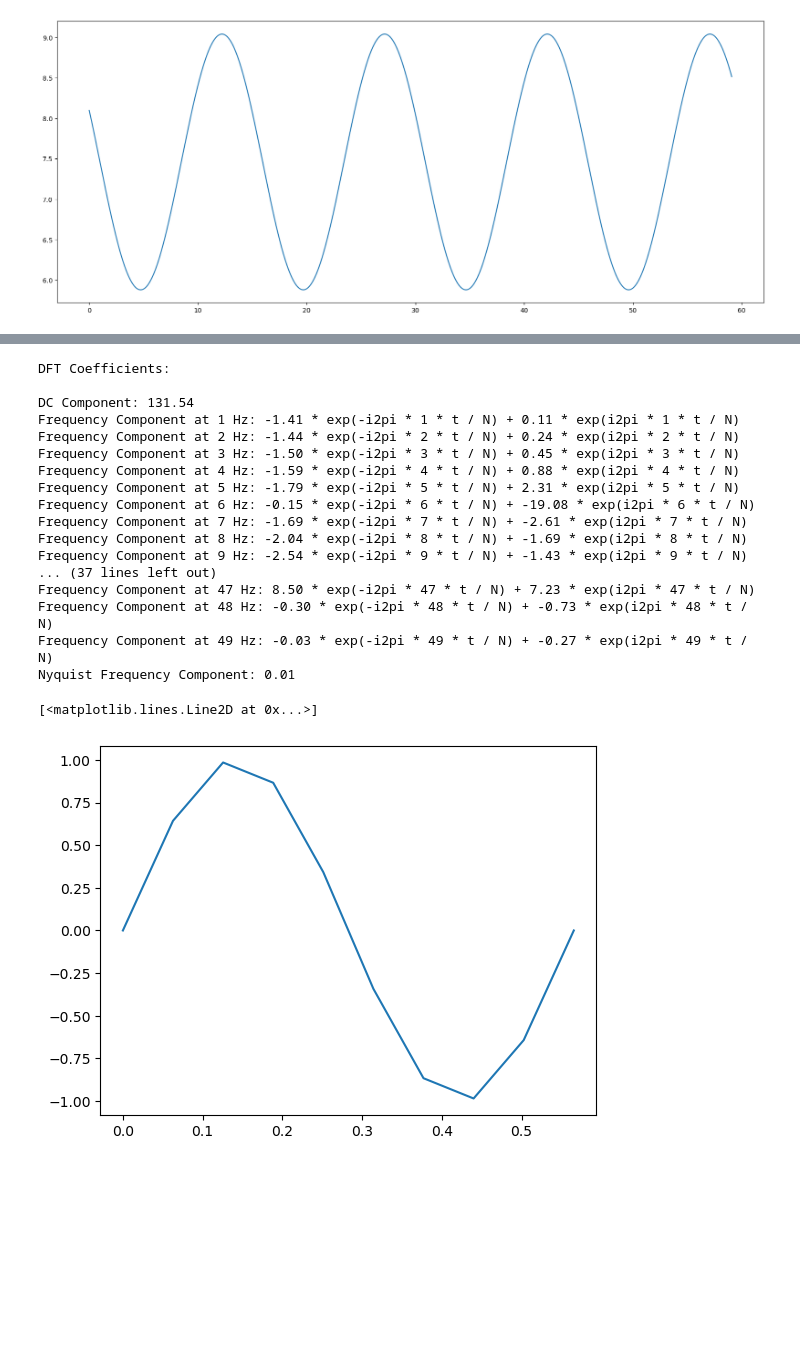
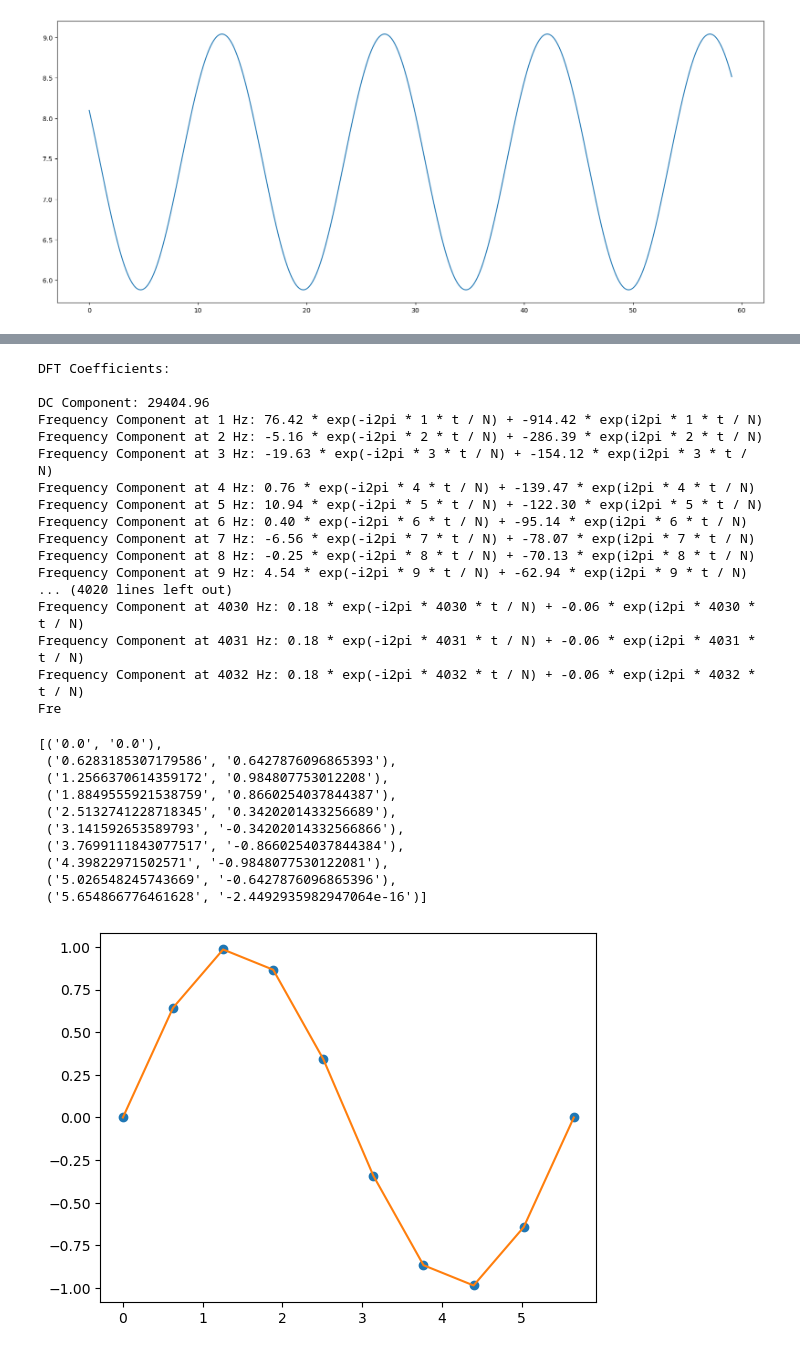
Before and after one commit to lvlanson/phd_notes, a Jupyter notebook: Development/ODE_LVQ/construction_dataset.ipynb, the cells around one changed output, grey strips where cells are left out. Cells and saved outputs as stored; diff of their text form; code cells hidden in the pictures; blank space fills up the shorter version.

```diff
--- a/Development/ODE_LVQ/construction_dataset.ipynb
+++ b/Development/ODE_LVQ/construction_dataset.ipynb
@@ -217,43 +200,55 @@ array([ 3.67218162e+04+0.00000000e+00j,  6.30026170e+02-1.70420087e+02j,
 # %%
 from scipy.fft import fft, ifft, rfft
 
-X = rfft(data[1][sample][1])
-N = len(X)
+Y = rfft(data[1][sample][1])
+N = len(Y)
 
 # Generate the exponential form representation
 
 formula = "DFT Coefficients:\n\n"
 for k in range(N):
     if k == 0:
-        formula += f"DC Component: {X[k].real:.2f}\n"
+        formula += f"DC Component: {Y[k].real:.2f}\n"
     elif k == N - 1:
-        formula += f"Nyquist Frequency Component: {X[k].real:.2f}\n"
+        formula += f"Nyquist Frequency Component: {Y[k].real:.2f}\n"
     else:
-        formula += f"Frequency Component at {k} Hz: {X[k].real:.2f} * exp(-i2pi * {k} * t / N) + {X[k].imag:.2f} * exp(i2pi * {k} * t / N)\n"
+        formula += f"Frequency Component at {k} Hz: {Y[k].real:.2f} * exp(-i2pi * {k} * t / N) + {Y[k].imag:.2f} * exp(i2pi * {k} * t / N)\n"
 
 print(formula)
 # %% [output]
 DFT Coefficients:
 
-DC Component: 131.54
-Frequency Component at 1 Hz: -1.41 * exp(-i2pi * 1 * t / N) + 0.11 * exp(i2pi * 1 * t / N)
-Frequency Component at 2 Hz: -1.44 * exp(-i2pi * 2 * t / N) + 0.24 * exp(i2pi * 2 * t / N)
-Frequency Component at 3 Hz: -1.50 * exp(-i2pi * 3 * t / N) + 0.45 * exp(i2pi * 3 * t / N)
-Frequency Component at 4 Hz: -1.59 * exp(-i2pi * 4 * t / N) + 0.88 * exp(i2pi * 4 * t / N)
-Frequency Component at 5 Hz: -1.79 * exp(-i2pi * 5 * t / N) + 2.31 * exp(i2pi * 5 * t / N)
-Frequency Component at 6 Hz: -0.15 * exp(-i2pi * 6 * t / N) + -19.08 * exp(i2pi * 6 * t / N)
-Frequency Component at 7 Hz: -1.69 * exp(-i2pi * 7 * t / N) + -2.61 * exp(i2pi * 7 * t / N)
-Frequency Component at 8 Hz: -2.04 * exp(-i2pi * 8 * t / N) + -1.69 * exp(i2pi * 8 * t / N)
-Frequency Component at 9 Hz: -2.54 * exp(-i2pi * 9 * t / N) + -1.43 * exp(i2pi * 9 * t / N)
-... (37 lines left out)
-Frequency Component at 47 Hz: 8.50 * exp(-i2pi * 47 * t / N) + 7.23 * exp(i2pi * 47 * t / N)
-Frequency Component at 48 Hz: -0.30 * exp(-i2pi * 48 * t / N) + -0.73 * exp(i2pi * 48 * t / N)
-Frequency Component at 49 Hz: -0.03 * exp(-i2pi * 49 * t / N) + -0.27 * exp(i2pi * 49 * t / N)
-Nyquist Frequency Component: 0.01
+DC Component: 29404.96
+Frequency Component at 1 Hz: 76.42 * exp(-i2pi * 1 * t / N) + -914.42 * exp(i2pi * 1 * t / N)
+Frequency Component at 2 Hz: -5.16 * exp(-i2pi * 2 * t / N) + -286.39 * exp(i2pi * 2 * t / N)
+Frequency Component at 3 Hz: -19.63 * exp(-i2pi * 3 * t / N) + -154.12 * exp(i2pi * 3 * t / N)
+Frequency Component at 4 Hz: 0.76 * exp(-i2pi * 4 * t / N) + -139.47 * exp(i2pi * 4 * t / N)
+Frequency Component at 5 Hz: 10.94 * exp(-i2pi * 5 * t / N) + -122.30 * exp(i2pi * 5 * t / N)
+Frequency Component at 6 Hz: 0.40 * exp(-i2pi * 6 * t / N) + -95.14 * exp(i2pi * 6 * t / N)
+Frequency Component at 7 Hz: -6.56 * exp(-i2pi * 7 * t / N) + -78.07 * exp(i2pi * 7 * t / N)
+Frequency Component at 8 Hz: -0.25 * exp(-i2pi * 8 * t / N) + -70.13 * exp(i2pi * 8 * t / N)
+Frequency Component at 9 Hz: 4.54 * exp(-i2pi * 9 * t / N) + -62.94 * exp(i2pi * 9 * t / N)
+... (4020 lines left out)
+Frequency Component at 4030 Hz: 0.18 * exp(-i2pi * 4030 * t / N) + -0.06 * exp(i2pi * 4030 * t / N)
+Frequency Component at 4031 Hz: 0.18 * exp(-i2pi * 4031 * t / N) + -0.06 * exp(i2pi * 4031 * t / N)
+Frequency Component at 4032 Hz: 0.18 * exp(-i2pi * 4032 * t / N) + -0.06 * exp(i2pi * 4032 * t / N)
+Fre
 # %%
-x,y = get_wave(1,10,0,0,1,10)
-print(x)
-plt.plot(x,y)
+x,y = get_wave(1,1,0,0,1,10)
-# %% [output]
-[<matplotlib.lines.Line2D at 0x...>]
-[figure, removed]
+# %%
+plt.plot(x, y, 'o')
+plt.plot(x,y)
+
+pp([(str(_x),str(_y)) for _x,_y in zip(x,y)])
+# %% [output]
+[('0.0', '0.0'),
+ ('0.6283185307179586', '0.6427876096865393'),
+ ('1.2566370614359172', '0.984807753012208'),
+ ('1.8849555921538759', '0.8660254037844387'),
+ ('2.5132741228718345', '0.3420201433256689'),
+ ('3.141592653589793', '-0.34202014332566866'),
+ ('3.7699111843077517', '-0.8660254037844384'),
+ ('4.39822971502571', '-0.9848077530122081'),
+ ('5.026548245743669', '-0.6427876096865396'),
+ ('5.654866776461628', '-2.4492935982947064e-16')]
+[figure, added]
```
Also changed, not shown: parts of 7 cells of this notebook, 1 other file.
